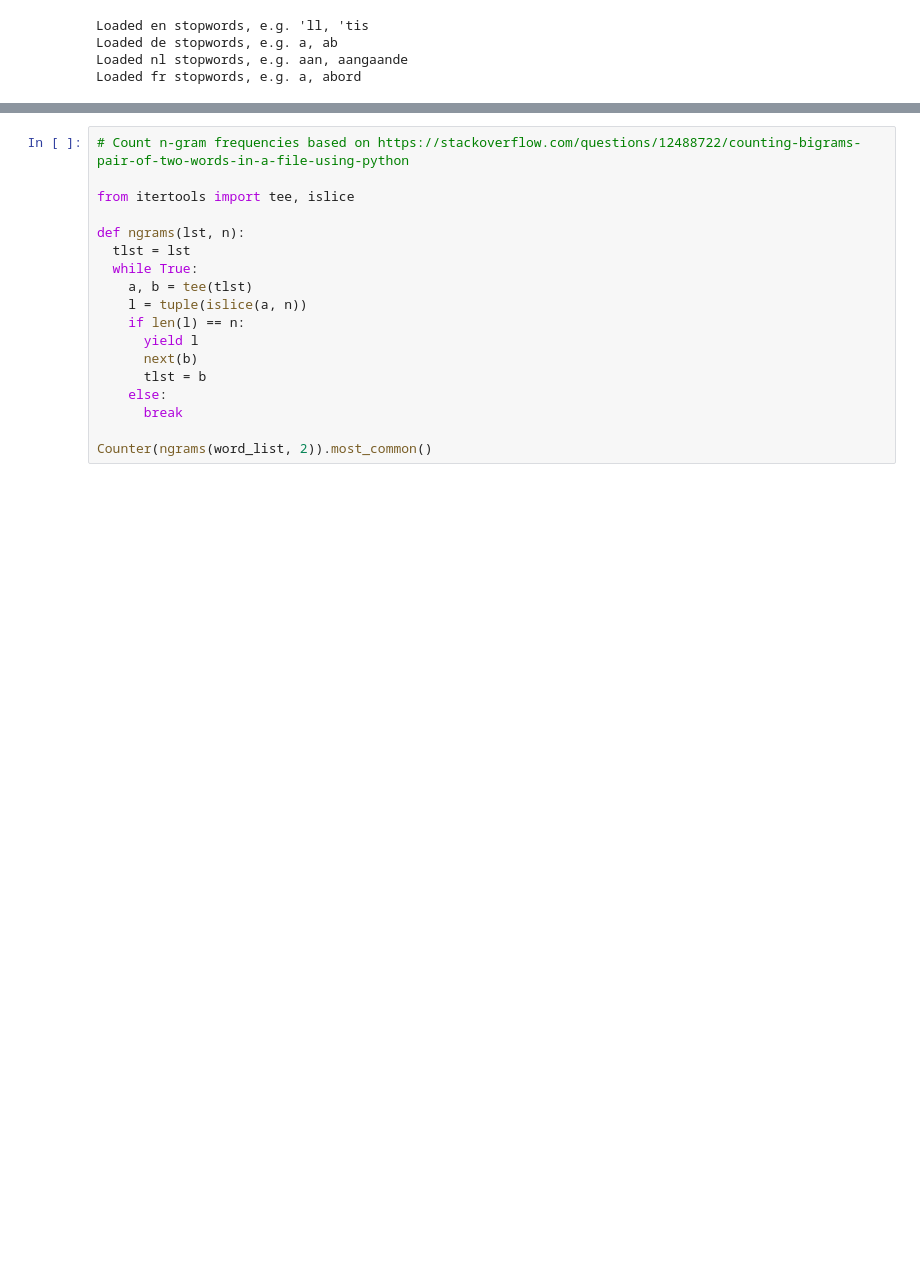
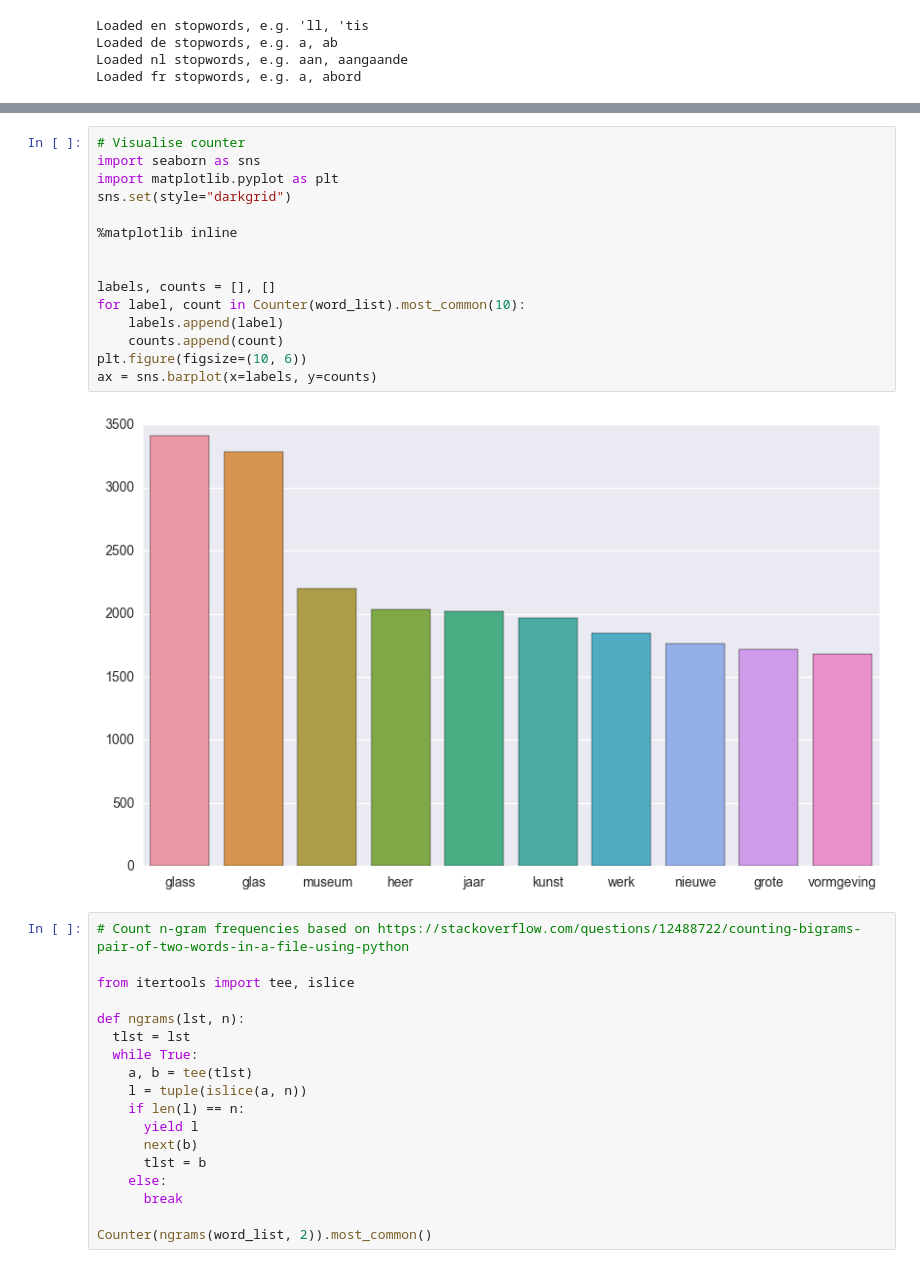
Before and after one commit to svakulenk0/ArtDATIS_explorer, a Jupyter notebook: analysis.ipynb, the cells around one changed output, grey strips where cells are left out. Drawn from its saved outputs; the diff is of its cells as text; blank space fills up the shorter version.

Commit message:
new: word counter plot

```diff
--- a/analysis.ipynb
+++ b/analysis.ipynb
@@ -69,4 +69,21 @@ Counter(word_list).most_common()
  ...]
+# %%
+# Visualise counter
+import seaborn as sns
+import matplotlib.pyplot as plt
+sns.set(style="darkgrid")
+
+%matplotlib inline
+
+
+labels, counts = [], []
+for label, count in Counter(word_list).most_common(10):
+    labels.append(label)
+    counts.append(count)
+plt.figure(figsize=(10, 6))
+ax = sns.barplot(x=labels, y=counts)
+# %% [output]
+[figure, added]
 # %%
 # Count n-gram frequencies based on https://stackoverflow.com/questions/12488722/counting-bigrams-pair-of-two-words-in-a-file-using-python
 
```
Also changed, not shown: parts of 1 cell of this notebook.
